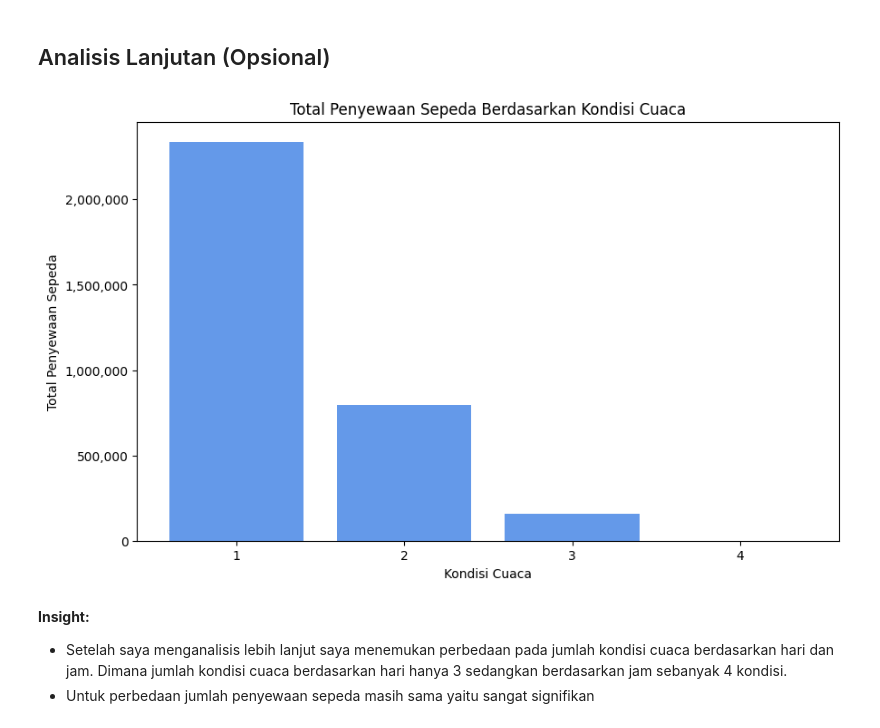
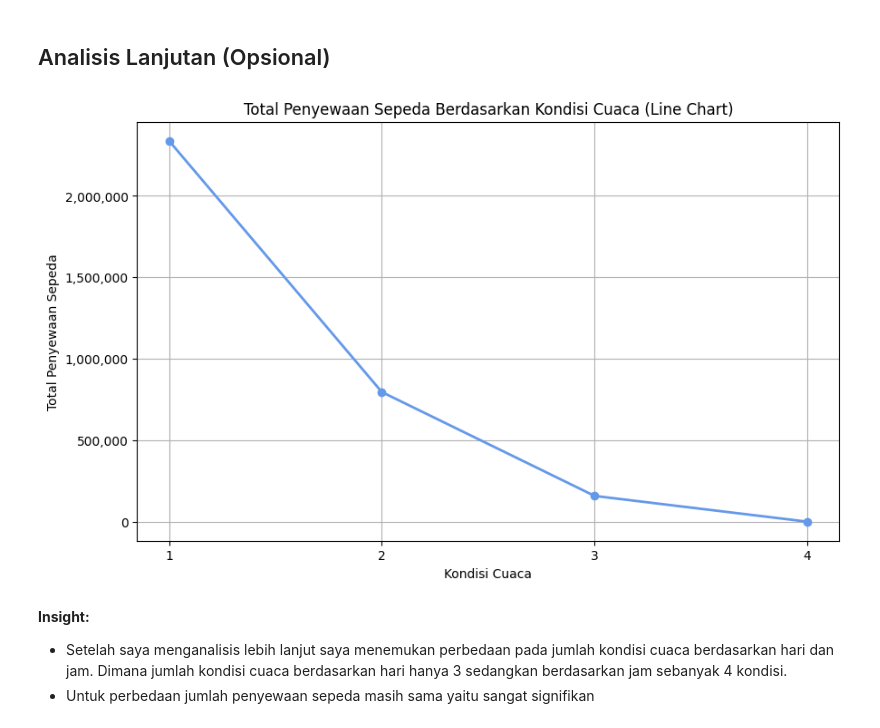
Before and after one commit to frederiksamra/projek-akhir, a Jupyter notebook: notebook.ipynb, the cells around one changed output. Cells and saved outputs as stored; diff of their text form; code cells hidden in the pictures.

```diff
--- a/notebook.ipynb
+++ b/notebook.ipynb
@@ -26,12 +26,12 @@ import matplotlib.ticker as ticker
 ### Gathering Data
 # %%
 #Table Day
-day_df = pd.read_csv("https://raw.githubusercontent.com/frederiksamra/analisis-data-dengan-python/fa5df26b3147871f2918b3c02c7b3024b30aaf0f/day.csv")
+day_df = pd.read_csv("https://raw.githubusercontent.com/frederiksamra/projek-akhir/refs/heads/main/data/day.csv")
 print("\n ===================== Table Day ========================= \n")
 print(day_df.head())
 
 #Table Hour
-hour_df = pd.read_csv("https://raw.githubusercontent.com/frederiksamra/analisis-data-dengan-python/refs/heads/main/hour.csv")
+hour_df = pd.read_csv("https://raw.githubusercontent.com/frederiksamra/projek-akhir/refs/heads/main/data/hour.csv")
 print("\n ===================== Table Hour ========================= \n")
 print(hour_df.head())
 # %% [output]
@@ -251,17 +249,18 @@ plt.show()
 # %%
 
 plt.figure(figsize=(10, 6))
-y= hourweather_agg[('cnt', 'sum')]
-x= hourweather_agg.index
-plt.bar(x,y, color='#6499E9')
+y = hourweather_agg[('cnt', 'sum')]
+x = hourweather_agg.index
+plt.plot(x, y, color='#6499E9', marker='o', linestyle='-', linewidth=2, markersize=6)
 plt.xticks(ticks=np.arange(min(x), max(x)+1, 1))
 plt.gca().yaxis.set_major_formatter(ticker.FuncFormatter(lambda x, pos: '{:,.0f}'.format(x)))
-plt.title('Total Penyewaan Sepeda Berdasarkan Kondisi Cuaca')
+plt.title('Total Penyewaan Sepeda Berdasarkan Kondisi Cuaca (Line Chart)')
 plt.xlabel('Kondisi Cuaca')
 plt.ylabel('Total Penyewaan Sepeda')
+plt.grid(True)
 plt.show()
 # %% [output]
-[figure, old version]
+[figure, new version]
 # %% [markdown]
 **Insight:**
 - Setelah saya menganalisis lebih lanjut saya menemukan perbedaan pada jumlah kondisi cuaca berdasarkan hari dan jam. Dimana jumlah kondisi cuaca berdasarkan hari hanya 3 sedangkan berdasarkan jam sebanyak 4 kondisi.
```
Also changed, not shown: parts of 1 cell of this notebook, 2 other files.
